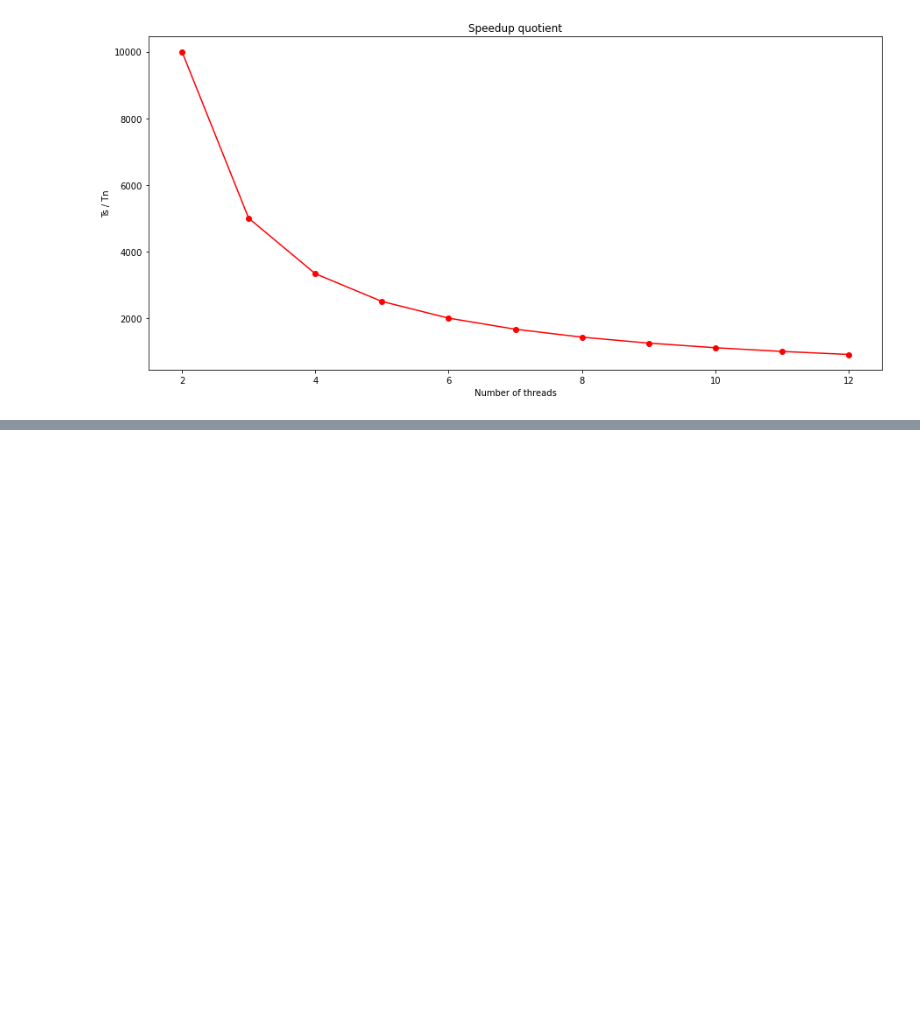
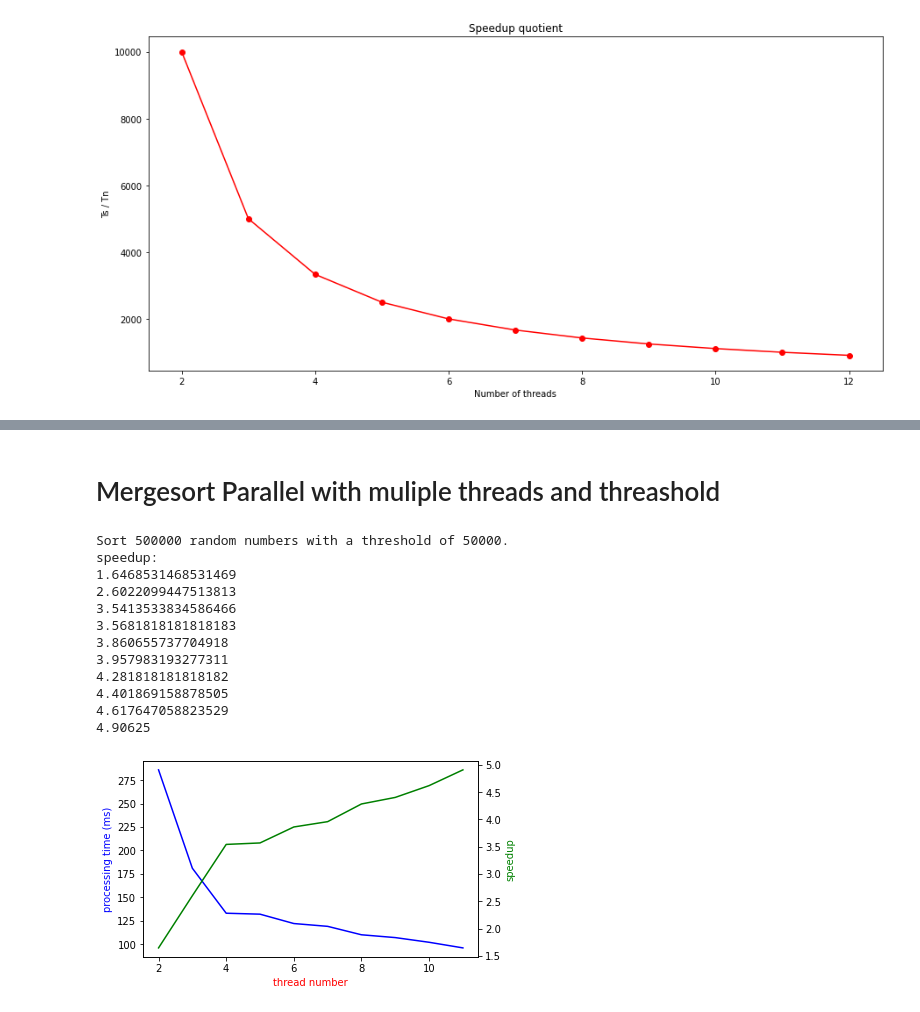
Before and after one commit to se21m024/PPR_Ex_3_Sort, a Jupyter notebook: SpeedupQuotient.ipynb, the cells around one changed output, grey strips where cells are left out. Cells and saved outputs as stored; diff of their text form; code cells hidden in the pictures; blank space fills up the shorter version.

```diff
--- a/SpeedupQuotient.ipynb
+++ b/SpeedupQuotient.ipynb
@@ -43,0 +179,51 @@ plt.show()
+# %% [markdown]
+# Mergesort Parallel with muliple threads and threashold
+# %%
+print("Sort 500000 random numbers with a threshold of 50000.")
+
+import matplotlib.pyplot as plt
+
+# processing time (ms)
+l1 = [286,181,133,132,122,119,110,107,102,96]
+
+# speedup
+print("speedup:")
+
+l2 = l1.copy()
+for x in range(len(l2)):
+    l2[x] = seqTime / l2[x]
+    print(l2[x])
+
+# amount of threads
+y = [2,3,4,5,6,7,8,9,10,11]
+
+
+fig = plt.figure()
+fig.subplots_adjust(bottom=0.2)
+
+ax1 = fig.add_subplot()
+ax2 = ax1.twinx()
+
+line1 = ax1.plot(y,l1, label='list 1', color="blue")
+line2 = ax2.plot(y,l2, label='list 2', color="green")
+
+ax1.set_xlabel('thread number', color="red")
+
+ax1.set_ylabel('processing time (ms)', color="blue")
+ax2.set_ylabel('speedup', color="green")
+
+plt.show()
+# %% [output]
+Sort 500000 random numbers with a threshold of 50000.
+speedup:
+1.6468531468531469
+2.6022099447513813
+3.5413533834586466
+3.5681818181818183
+3.860655737704918
+3.957983193277311
+4.281818181818182
+4.401869158878505
+4.617647058823529
+4.90625
+[figure, added]
```
Also changed, not shown: parts of 10 cells of this notebook.
